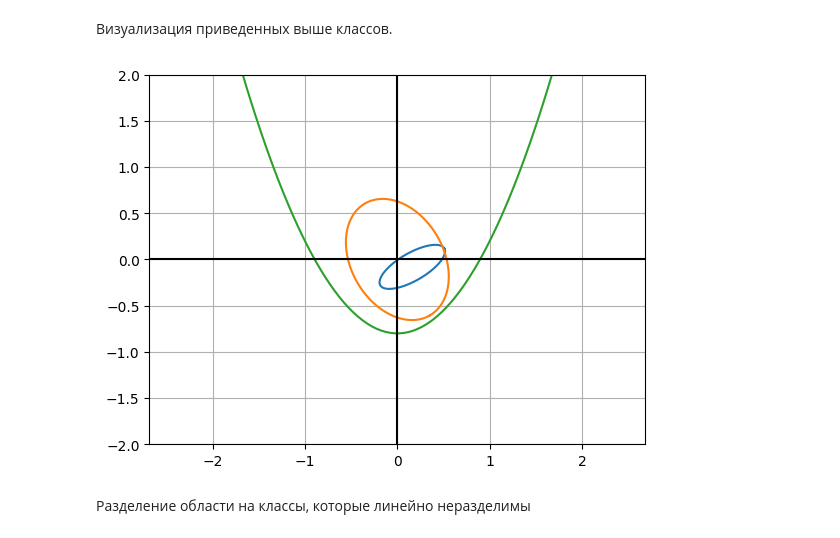
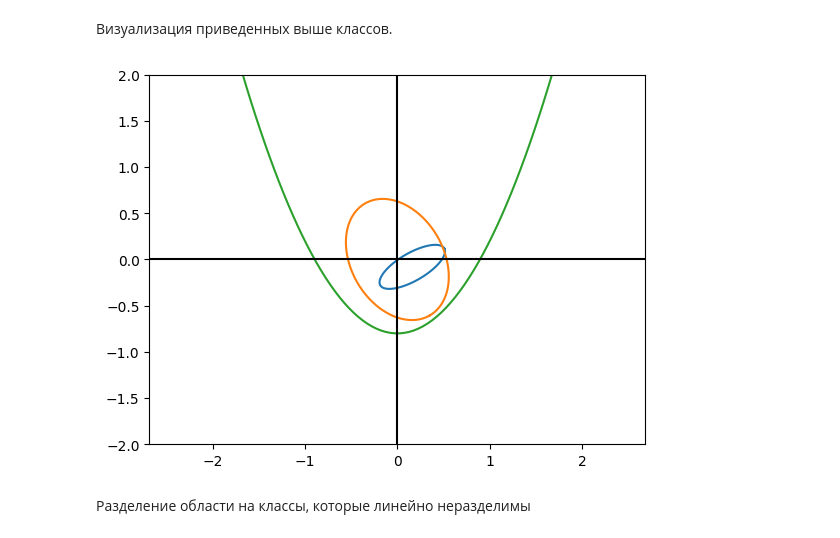
Before and after one commit to Lunidep/NI, a Jupyter notebook: lab4/lab4.ipynb, the cells around one changed output. Saved outputs shown, nothing was run; the diff lists cells and outputs as text; code cells hidden in the pictures.

```diff
--- a/lab4/lab4.ipynb
+++ b/lab4/lab4.ipynb
@@ -248,18 +232,17 @@ predicted_RGB = predicted_RGB.reshape((200, 200, 3))
 # %%
 plt.plot(x1, y1)
 plt.plot(x2, y2)
 plt.plot(x3, y3)
 
-plt.grid(True, which='both')
 plt.axhline(y=0, color='k')
 plt.axvline(x=0, color='k')
 
 plt.axis('equal')
 plt.xlim(-2, 2)
 plt.ylim(-2, 2)
 plt.show()
 # %% [output]
-[figure, old version]
+[figure, new version]
 # %% [markdown]
 Разделение области на классы, которые линейно неразделимы
 # %%
```
Also changed, not shown: parts of 19 cells of this notebook, 7 other files.
